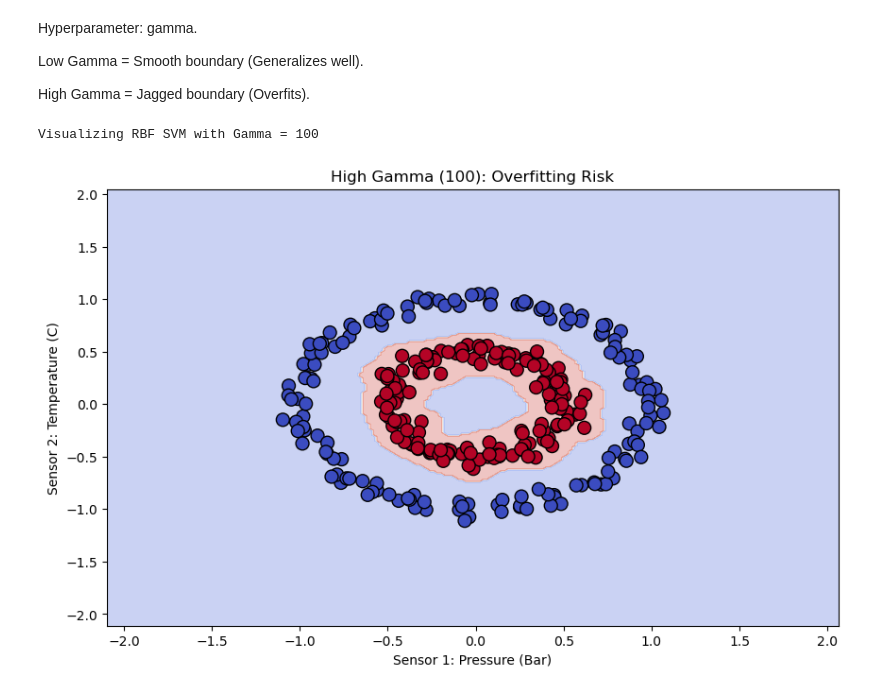
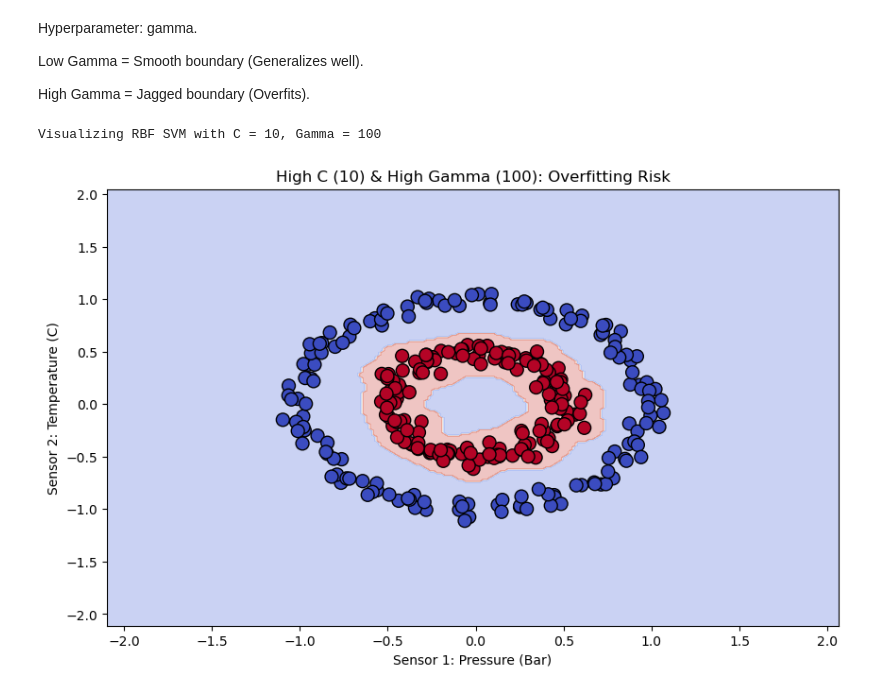
Before and after one commit to Vivaansharma2003/ML-DL-Notebooks, a Jupyter notebook: Day-2/session_2.ipynb, the cells around one changed output. Saved outputs shown, nothing was run; the diff lists cells and outputs as text; code cells hidden in the pictures.

```diff
--- a/Day-2/session_2.ipynb
+++ b/Day-2/session_2.ipynb
@@ -232,18 +232,28 @@ Low Gamma = Smooth boundary (Generalizes well).
 High Gamma = Jagged boundary (Overfits).
 # %%
 # Cell 9: Hyperparameter Tuning - Don't Overdo It!
-# 'gamma' controls how tightly the model wraps around the data points.
+# 'C' controls how strict the model is about misclassification.
+# 'gamma' controls how tightly the model wraps around data points.
 
-# TRY CHANGING THIS VALUE:
-# gamma = 0.1  (Very smooth, might underfit)
-# gamma = 100  (Very jagged, creates 'islands' around noise points)
+# TRY CHANGING THESE VALUES:
+# gamma = 0.1   → very smooth boundary (may underfit)
+# gamma = 100   → very jagged boundary (overfitting risk)
+# C = 0.1       → soft margin (more tolerance to errors)
+# C = 100       → hard margin (tries to classify everything correctly)
+
 gamma_val = 100
+C_val = 10
 
-svm_overfit = SVC(kernel='rbf', gamma=gamma_val)
+svm_overfit = SVC(kernel='rbf', gamma=gamma_val, C=C_val)
 svm_overfit.fit(X_circle, y_circle)
 
-print(f"Visualizing RBF SVM with Gamma = {gamma_val}")
-plot_decision_boundary(svm_overfit, X_circle, y_circle, title=f"High Gamma ({gamma_val}): Overfitting Risk")
+print(f"Visualizing RBF SVM with C = {C_val}, Gamma = {gamma_val}")
+plot_decision_boundary(
+    svm_overfit,
+    X_circle,
+    y_circle,
+    title=f"High C ({C_val}) & High Gamma ({gamma_val}): Overfitting Risk"
+)
 # %% [output]
-Visualizing RBF SVM with Gamma = 100
+Visualizing RBF SVM with C = 10, Gamma = 100
-[figure, old version]
+[figure, new version]
```
